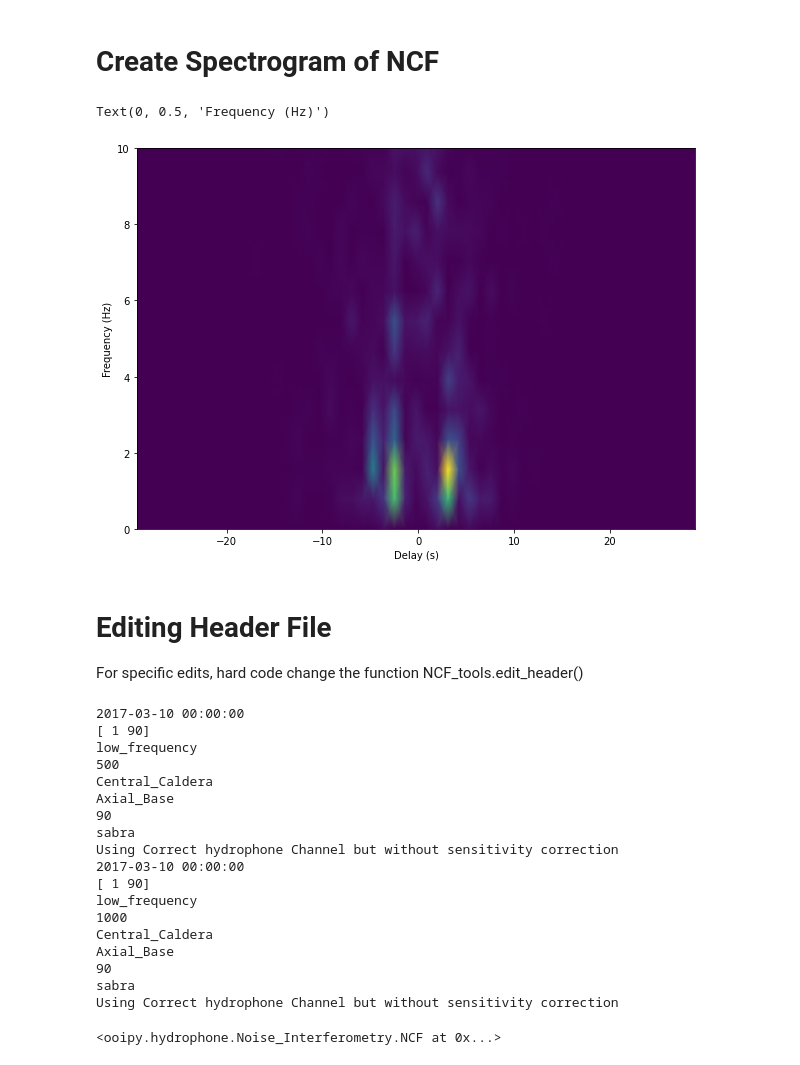
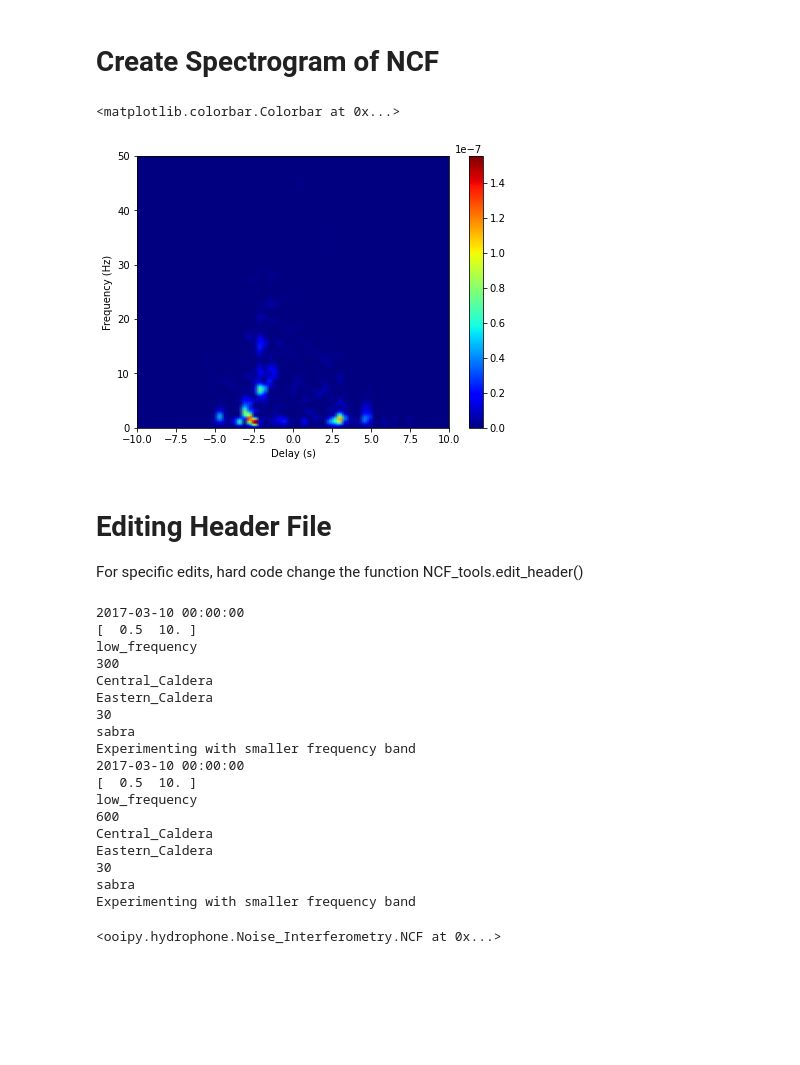
Before and after one commit to John-Ragland/Noise_Interferometry, a Jupyter notebook: Noise_Interferometry.ipynb, the cells around one changed output. Drawn from its saved outputs; the diff is of its cells as text; code cells hidden in the pictures; blank space fills up the shorter version.

```diff
--- a/Noise_Interferometry.ipynb
+++ b/Noise_Interferometry.ipynb
@@ -76,14 +76,12 @@ Calculting NCF for Period 2:
 # NCF_analysis toolset
 # %%
 import NCF_analysis as NCF
-file_name = "/Volumes/John's Passport/University of Washington/NCFs/ckpts_14"
-exp1 = NCF.NCF_analysis(file_name)
+file_name = "/Users/jhrag/UW/Ocean_Acoustics/Code/Noise_Interferometry/NCFs/ckpts_23"
+exp1 = NCF.NCF_analysis(file_name, verbose=True)
 
-exp1.read_header()
-exp1.available_hours()
 
 fig2 = plt.figure()
-xcorr = exp1.average_NCF(0,500, plot=True)
+xcorr = exp1.average_NCF(0,600, plot=True)
 
 scientific_notation = "{:.2e}".format(np.max(np.abs(xcorr)))
 print(scientific_notation)
@@ -127,46 +140,55 @@ exp1.animate_NCF(500, 10, 'Eastern_Central', interval=1)
 # %% [markdown]
 # Create Spectrogram of NCF
 # %%
-f, t, Sxx = scipy.signal.spectrogram(xcorr, fs=200)
+from matplotlib.colors import Normalize
+f, t, Sxx = scipy.signal.spectrogram(xcorr, fs=200, nfft=2048, nperseg=128, noverlap=64)
 t = t-30
 sns.reset_orig()
-fig1 = plt.figure(figsize=(10,7))
-plt.pcolormesh(t, f, Sxx, shading='gouraud')
-plt.ylim([0,10])
-#plt.xlim([-28,-10])
+vmin=0
+vmax=np.max(Sxx)*1
+
+fig1 = plt.figure(figsize=(7,5))
+
+plt.pcolormesh(t, f, Sxx, shading='gouraud',cmap=plt.cm.jet, norm=Normalize(vmin=vmin, vmax=vmax))
+plt.ylim([0,50])
+plt.xlim([-10,10])
 plt.xlabel('Delay (s)')
 plt.ylabel('Frequency (Hz)')
-#fig1.savefig('spectrogram_NCF_central_eastern_hyrophone.png',dpi=500)
+
+plt.colorbar()
+
+# fig1.savefig('spectrogram_sabra_freqclip_compressed.png',dpi=500)
 # %% [output]
-Text(0, 0.5, 'Frequency (Hz)')
+<matplotlib.colorbar.Colorbar at 0x...>
-[figure, old version]
+[figure, new version]
 # %% [markdown]
 # Editing Header File
 For specific edits, hard code change the function NCF_tools.edit_header()
 # %%
 import NCF_analysis as NCF
+file_name = "/Volumes/John's Passport/University of Washington/NCFs/ckpts_15"
+exp1 = NCF.NCF_analysis(file_name)
 
-exp1 = NCF.NCF_analysis('ckpts_12')
 exp1.edit_header()
 
 exp1.read_header()
 # %% [output]
 2017-03-10 00:00:00
-[ 1 90]
+[  0.5  10. ]
 low_frequency
-500
+300
 Central_Caldera
-Axial_Base
-90
+Eastern_Caldera
+30
 sabra
-Using Correct hydrophone Channel but without sensitivity correction
+Experimenting with smaller frequency band
 2017-03-10 00:00:00
-[ 1 90]
+[  0.5  10. ]
 low_frequency
-1000
+600
 Central_Caldera
-Axial_Base
-90
+Eastern_Caldera
+30
 sabra
-Using Correct hydrophone Channel but without sensitivity correction
+Experimenting with smaller frequency band
 <ooipy.hydrophone.Noise_Interferometry.NCF at 0x...>
```
Also changed, not shown: parts of 21 cells of this notebook, 4 other files.
